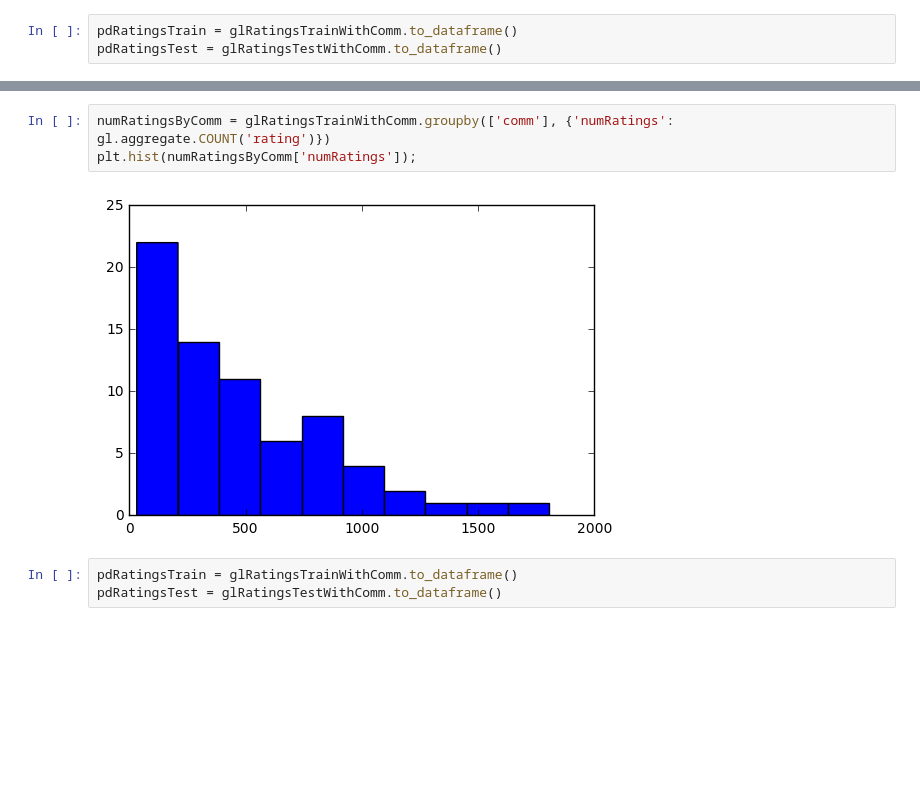
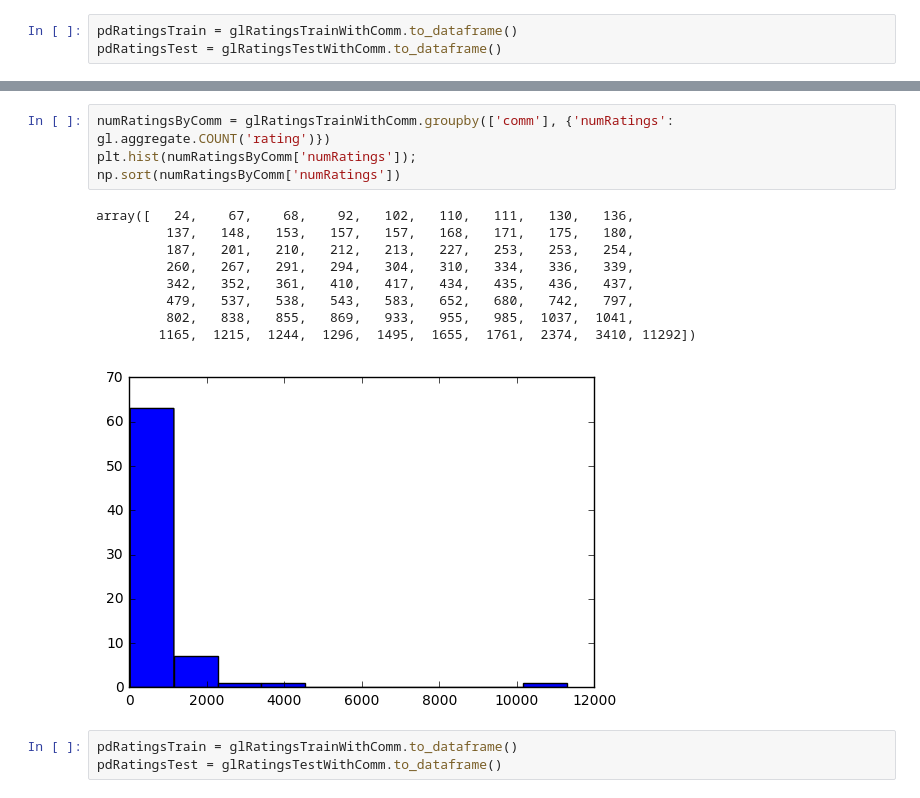
Before and after one commit to rfriel/goodreads_rating_prediction, a Jupyter notebook: src/modeling.ipynb, the cells around one changed output, grey strips where cells are left out. Drawn from its saved outputs; the diff is of its cells as text; blank space fills up the shorter version.

```diff
--- a/src/modeling.ipynb
+++ b/src/modeling.ipynb
@@ -1515,8 +1391,17 @@ plt.plot([0.264406779661, 0.152542372881, 0.122033898305, 0.142372881356, 0.1118
 # %%
 numRatingsByComm = glRatingsTrainWithComm.groupby(['comm'], {'numRatings': gl.aggregate.COUNT('rating')})
 plt.hist(numRatingsByComm['numRatings']);
+np.sort(numRatingsByComm['numRatings'])
 # %% [output]
+array([   24,    67,    68,    92,   102,   110,   111,   130,   136,
+         137,   148,   153,   157,   157,   168,   171,   175,   180,
+         187,   201,   210,   212,   213,   227,   253,   253,   254,
+         260,   267,   291,   294,   304,   310,   334,   336,   339,
+         342,   352,   361,   410,   417,   434,   435,   436,   437,
+         479,   537,   538,   543,   583,   652,   680,   742,   797,
+         802,   838,   855,   869,   933,   955,   985,  1037,  1041,
+        1165,  1215,  1244,  1296,  1495,  1655,  1761,  2374,  3410, 11292])
-[figure, old version]
+[figure, new version]
 # %%
 pdRatingsTrain = glRatingsTrainWithComm.to_dataframe()
 pdRatingsTest = glRatingsTestWithComm.to_dataframe()
```
Also changed, not shown: parts of 93 cells of this notebook, 1 other file.
